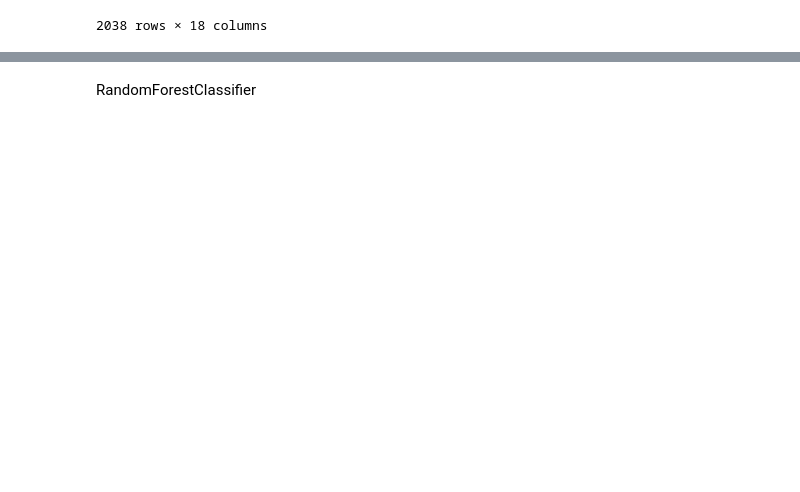
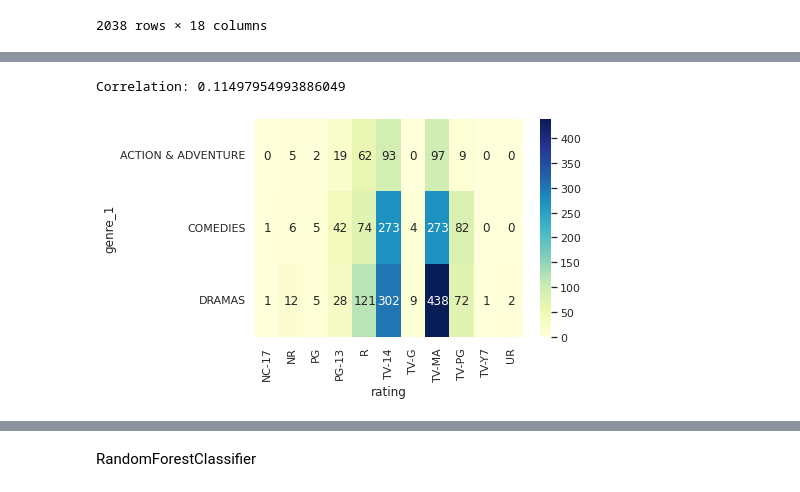
Before and after one commit to akashganesan1/Netflix-Shows-Movies-Genre-Prediction, a Jupyter notebook: Netflix Genre Prediction.ipynb, the cells around one changed output, grey strips where cells are left out. Saved outputs shown, nothing was run; the diff lists cells and outputs as text; code cells hidden in the pictures; blank space fills up the shorter version.

```diff
--- a/Netflix Genre Prediction.ipynb
+++ b/Netflix Genre Prediction.ipynb
@@ -273,0 +288,26 @@ df
+# %%
+import scipy.stats as ss
+cross_tab = pd.crosstab(df['genre_1'], df['rating'])
+
+# Calculate the correlation using Cramer's V
+def cramers_v(x, y):
+    confusion_matrix = pd.crosstab(x, y)
+    chi2 = ss.chi2_contingency(confusion_matrix)[0]
+    n = confusion_matrix.sum().sum()
+    phi2 = chi2 / n
+    r, k = confusion_matrix.shape
+    phi2corr = max(0, phi2 - ((k - 1) * (r - 1)) / (n - (k - 1) * (r - 1)))
+    rcorr = r - ((r - 1) ** 2) / (n - (k - 1) * (r - 1))
+    kcorr = k - ((k - 1) ** 2) / (n - (k - 1) * (r - 1))
+    return np.sqrt(phi2corr / min((kcorr - 1), (rcorr - 1)))
+
+corr = cramers_v(df['genre_1'], df['rating'])
+print('Correlation:', corr)
+
+# Plot a heatmap
+sns.set(style='whitegrid')
+sns.heatmap(cross_tab, cmap='YlGnBu', annot=True, fmt='d')
+plt.show()
+# %% [output]
+Correlation: 0.11497954993886049
+[figure, added]
```
Also changed, not shown: parts of 14 cells of this notebook.
